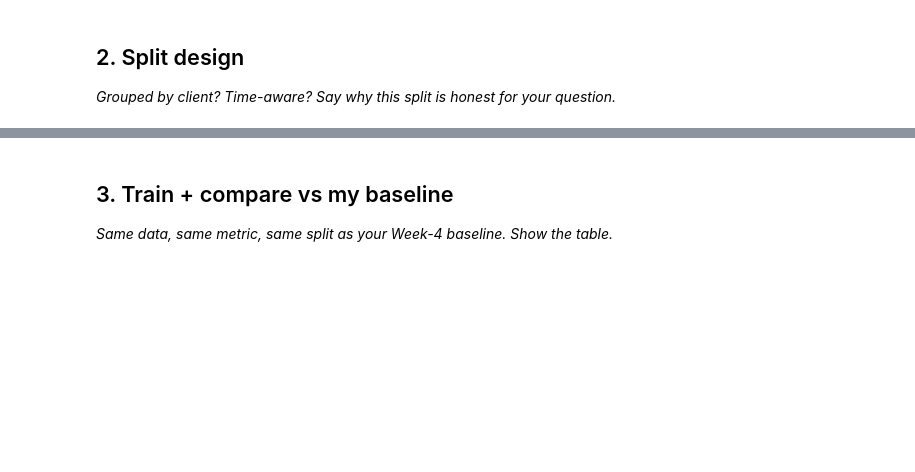
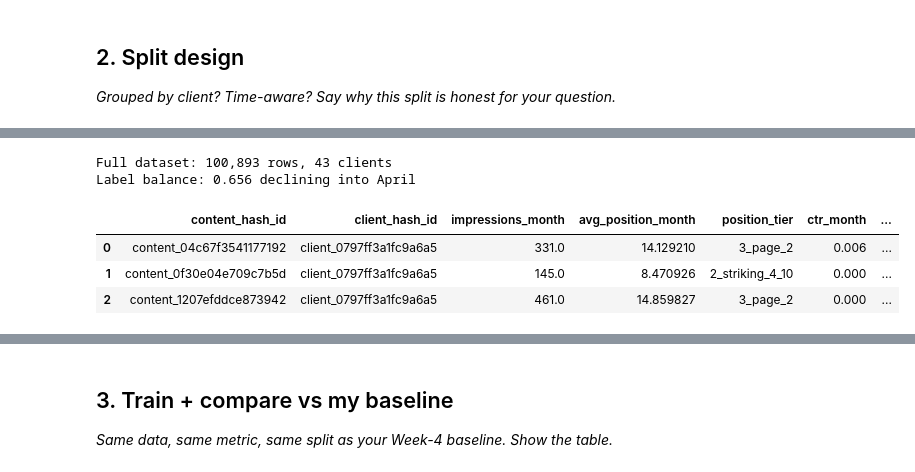
Before and after one commit to nooragab/flyrank-ml-internship, a Jupyter notebook: work/notebooks/w05_model.ipynb, the cells around one changed output, grey strips where cells are left out. Drawn from its saved outputs; the diff is of its cells as text; code cells hidden in the pictures; blank space fills up the shorter version.

```diff
--- a/work/notebooks/w05_model.ipynb
+++ b/work/notebooks/w05_model.ipynb
@@ -8,0 +11,12 @@ This skeleton is yours to fill. Work the sections **in order** — each one has
+# %%
+%pip install -q duckdb scikit-learn
+
+import duckdb, os
+import pandas as pd, numpy as np
+from google.colab import userdata
+
+HF_TOKEN = userdata.get('HF_TOKEN')
+con = duckdb.connect()
+con.execute(f"CREATE SECRET (TYPE huggingface, TOKEN '{HF_TOKEN}')")
+rel = "hf://datasets/FlyRank/internship-warehouse"
+print("DuckDB connected, HF secret set. Ready to query the warehouse.")
@@ -22,0 +72,65 @@ This skeleton is yours to fill. Work the sections **in order** — each one has
+# %%
+# This cell is for CODE (numbers, a query, a check).
+# Write your text answer in the cell ABOVE this one — typing sentences here breaks Run All.
+
+build_query = f"""
+    WITH march AS (
+        SELECT content_hash_id, client_hash_id,
+               SUM(gsc_impressions) AS impressions_month,
+               SUM(gsc_clicks) AS clicks_month,
+               AVG(gsc_avg_position) AS avg_position_month
+        FROM read_parquet('{rel}/fact_content_daily_performance/month=2026-03/*.parquet')
+        WHERE gsc_data_available IS TRUE
+        GROUP BY content_hash_id, client_hash_id
+    ),
+    april AS (
+        SELECT content_hash_id,
+               SUM(gsc_impressions) AS impressions_april
+        FROM read_parquet('{rel}/fact_content_daily_performance/month=2026-04/*.parquet')
+        WHERE gsc_data_available IS TRUE
+        GROUP BY content_hash_id
+    ),
+    tiered AS (
+        SELECT m.*, a.impressions_april,
+            (a.impressions_april < m.impressions_month)::INT AS is_declining_next_month,
+            m.clicks_month / NULLIF(m.impressions_month, 0) AS ctr_month,
+            CASE
+                WHEN m.avg_position_month <= 3 THEN '1_top_3'
+                WHEN m.avg_position_month <= 10 THEN '2_striking_4_10'
+                WHEN m.avg_position_month <= 20 THEN '3_page_2'
+                ELSE '4_deep_20plus'
+            END AS position_tier
+        FROM march m
+        JOIN april a ON m.content_hash_id = a.content_hash_id
+        WHERE m.impressions_month >= 100
+    ),
+    tier_avg AS (
+        SELECT position_tier, AVG(ctr_month) AS tier_avg_ctr FROM tiered GROUP BY position_tier
+    )
+    SELECT
+        t.content_hash_id, t.client_hash_id, t.impressions_month, t.avg_position_month,
+        t.position_tier, ROUND(t.ctr_month, 4) AS ctr_month,
+        ROUND(ta.tier_avg_ctr, 4) AS tier_avg_ctr,
+        ROUND(GREATEST(ta.tier_avg_ctr - t.ctr_month, 0), 4) AS ctr_gap,
+        DATE_DIFF('day', d.content_updated_date, DATE '2026-03-31') AS days_since_last_update,
+        (DATE_DIFF('day', d.content_updated_date, DATE '2026-03-31') >= 90)::INT AS is_stale,
+        d.word_count, t.is_declining_next_month
+    FROM tiered t
+    JOIN tier_avg ta ON t.position_tier = ta.position_tier
+    JOIN read_parquet('{rel}/dim_content.parquet') d ON t.content_hash_id = d.content_hash_id
+"""
+
+data = con.sql(build_query).df()
+data["baseline_score"] = data["impressions_month"] * data["is_stale"] * data["ctr_gap"]
+data["word_count"] = data["word_count"].fillna(data["word_count"].median())
+
+print(f"Full dataset: {data.shape[0]:,} rows, {data['client_hash_id'].nunique()} clients")
+print(f"Label balance: {data['is_declining_next_month'].mean():.3f} declining into April")
+data.head(3)
+# %% [output]
+Full dataset: 100,893 rows, 43 clients
+Label balance: 0.656 declining into April
+|  | content_hash_id | client_hash_id | impressions_month | avg_position_month | position_tier | ctr_month | ... |
+| 0 | content_04c67f3541177192 | client_0797ff3a1fc9a6a5 | 331.0 | 14.129210 | 3_page_2 | 0.006 | ... |
+| 1 | content_0f30e04e709c7b5d | client_0797ff3a1fc9a6a5 | 145.0 | 8.470926 | 2_striking_4_10 | 0.000 | ... |
+| 2 | content_1207efddce873942 | client_0797ff3a1fc9a6a5 | 461.0 | 14.859827 | 3_page_2 | 0.000 | ... |
```
Also changed, not shown: parts of 15 cells of this notebook.
